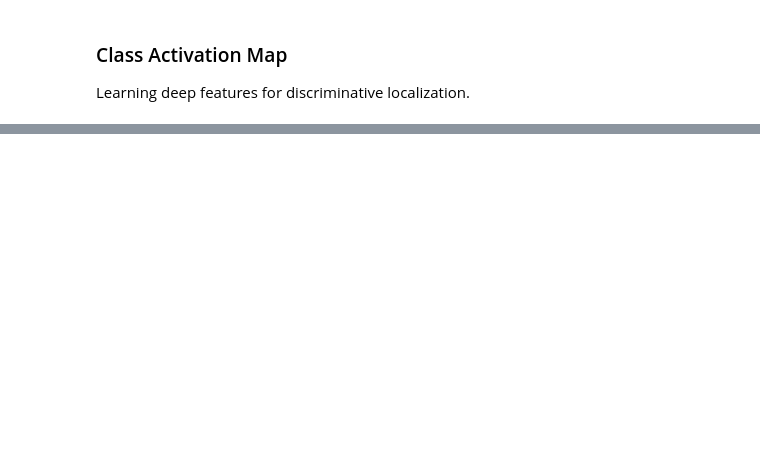
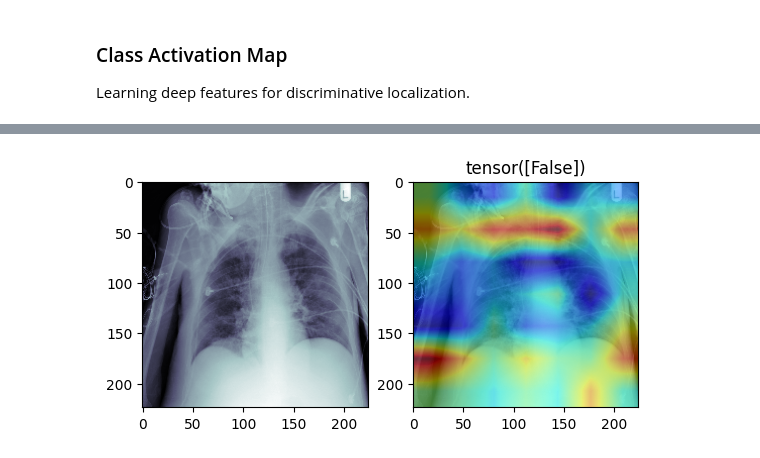
Before and after one commit to mridul3301/CNN-Classification, a Jupyter notebook: Models/Resnet18.ipynb, the cells around one changed output, grey strips where cells are left out. Cells and saved outputs as stored; diff of their text form; code cells hidden in the pictures; blank space fills up the shorter version.

```diff
--- a/Models/Resnet18.ipynb
+++ b/Models/Resnet18.ipynb
@@ -412,0 +570,6 @@ visualize(img, activation_map, pred)
+# %%
+img = torch.cat([val_dataset[2000][0], val_dataset[2000][0], val_dataset[2000][0]], dim=0)
+activation_map, pred = cam(model, img)
+visualize(img, activation_map, pred)
+# %% [output]
+[figure, added]
```
Also changed, not shown: parts of 22 cells of this notebook.
